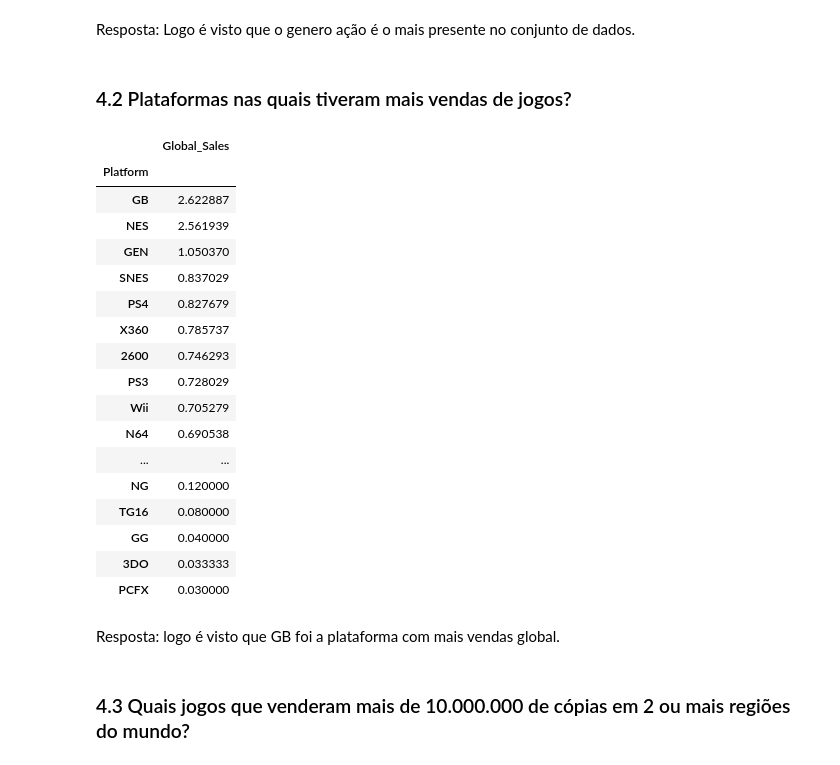
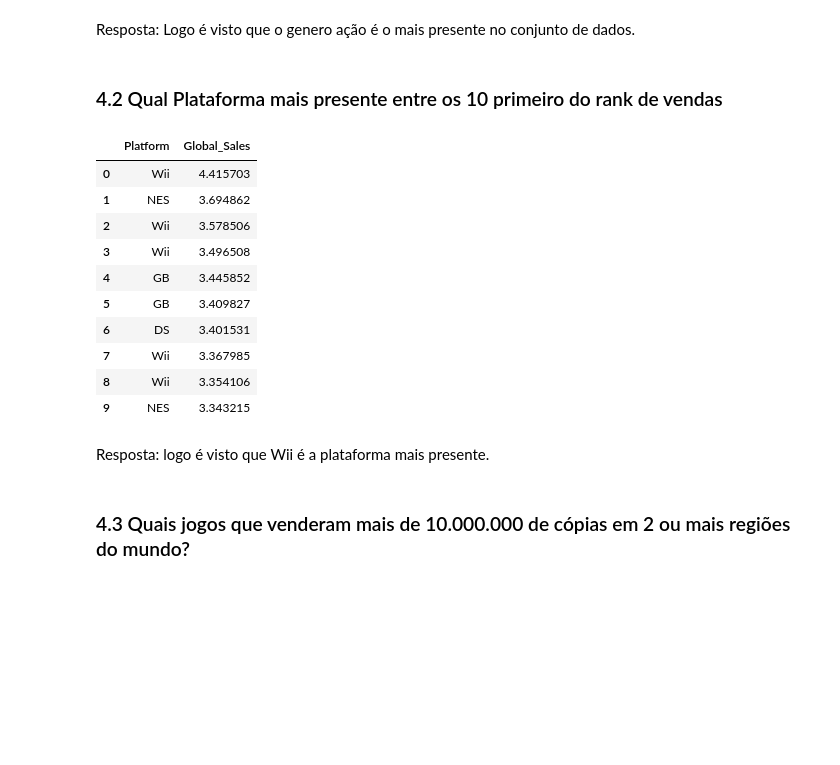
Before and after one commit to gregorylira/Analyze-the-videogame-sales-database, a Jupyter notebook: Final_Project.ipynb, the cells around one changed output. Cells and saved outputs as stored; diff of their text form; code cells hidden in the pictures; blank space fills up the shorter version.

```diff
--- a/Final_Project.ipynb
+++ b/Final_Project.ipynb
@@ -151,0 +154,6 @@ vg = vg.dropna()
+# %%
+vg["NA_Sales"] = np.log(vg["NA_Sales"])
+vg["EU_Sales"] = np.log(vg["EU_Sales"])
+vg["JP_Sales"] = np.log(vg["JP_Sales"])
+vg["Other_Sales"] = np.log(vg["Other_Sales"])
+vg["Global_Sales"] = np.log(vg["Global_Sales"])
@@ -176,31 +227,24 @@ Puzzle           570
 Name: Genre, dtype: int64
 # %% [markdown]
 Resposta: Logo é visto que o genero ação é o mais presente no conjunto de dados.
-# %% [markdown]
-### 4.2 Plataformas nas quais tiveram mais vendas de jogos?
+# %% [markdown]
+### 4.2 Qual Plataforma mais presente entre os 10 primeiro do rank de vendas
 # %%
-vg.groupby("Platform").mean().sort_values(by="Global_Sales",ascending=False)[["Global_Sales"]]
+vg[["Platform","Global_Sales"]].sort_values(by="Global_Sales",ascending=False).head(10)
 # %% [output]
-|  | Global_Sales |
-| Platform |  |
-| GB | 2.622887 |
-| NES | 2.561939 |
-| GEN | 1.050370 |
-| SNES | 0.837029 |
-| PS4 | 0.827679 |
-| X360 | 0.785737 |
-| 2600 | 0.746293 |
-| PS3 | 0.728029 |
-| Wii | 0.705279 |
-| N64 | 0.690538 |
-| ... | ... |
-| NG | 0.120000 |
-| TG16 | 0.080000 |
-| GG | 0.040000 |
-| 3DO | 0.033333 |
-| PCFX | 0.030000 |
+|  | Platform | Global_Sales |
+| 0 | Wii | 4.415703 |
+| 1 | NES | 3.694862 |
+| 2 | Wii | 3.578506 |
+| 3 | Wii | 3.496508 |
+| 4 | GB | 3.445852 |
+| 5 | GB | 3.409827 |
+| 6 | DS | 3.401531 |
+| 7 | Wii | 3.367985 |
+| 8 | Wii | 3.354106 |
+| 9 | NES | 3.343215 |
 # %% [markdown]
-Resposta: logo é visto que GB foi a plataforma com mais vendas global.
+Resposta: logo é visto que Wii é a plataforma mais presente.
 # %% [markdown]
 ### 4.3 Quais jogos que venderam mais de 10.000.000 de cópias em 2 ou mais regiões do mundo?
 # %%
```
Also changed, not shown: parts of 11 cells of this notebook.
